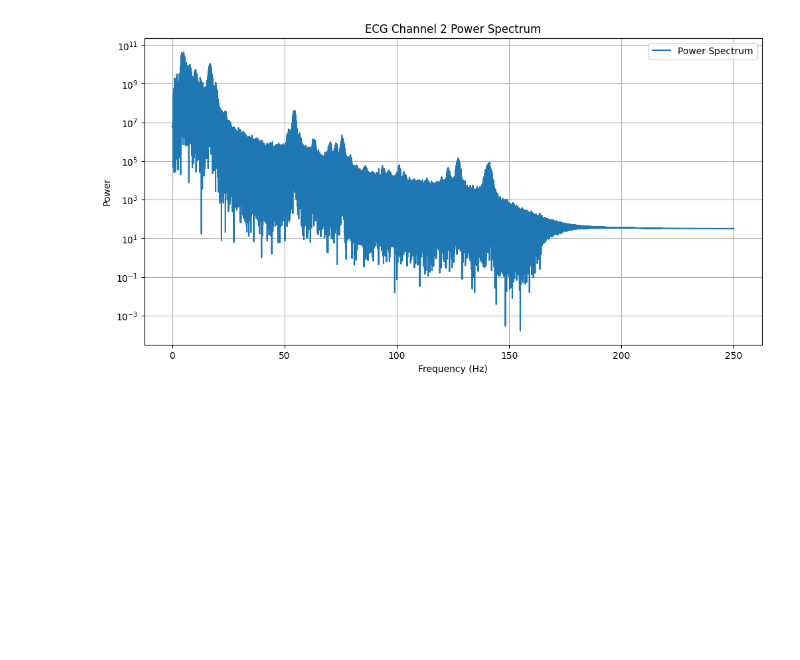
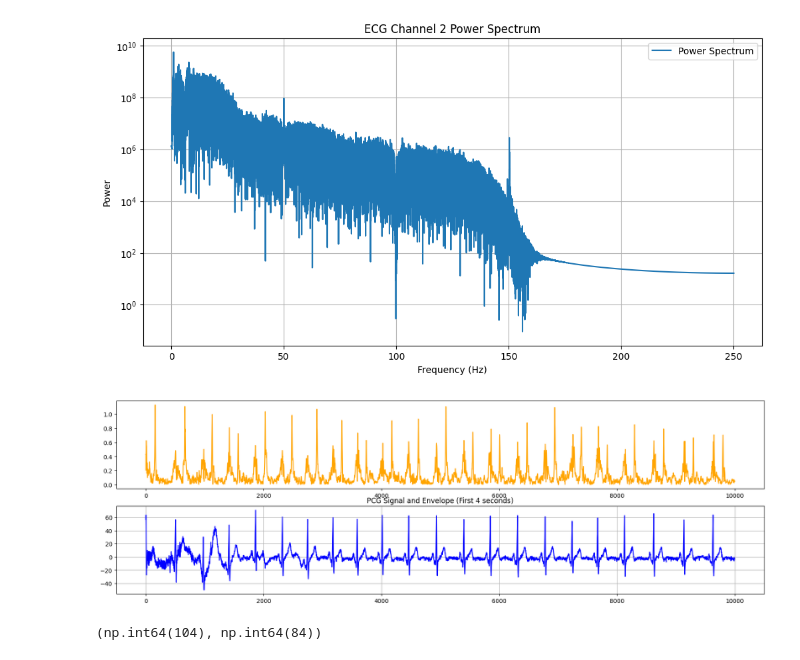
Before and after one commit to djorgeext/pcg-ecg-analysis, a Jupyter notebook: procesamiento_ecg_500Hz.ipynb, the cells around one changed output. Cells and saved outputs as stored; diff of their text form; code cells hidden in the pictures; blank space fills up the shorter version.

```diff
--- a/procesamiento_ecg_500Hz.ipynb
+++ b/procesamiento_ecg_500Hz.ipynb
@@ -304,5 +86,5 @@ plt.show()
 # %%
-filtered_ecg_fft = np.fft.fft(filtered_ecg)  # FFT of the filtered second channel
+filtered_ecg_fft = np.fft.fft(ecg_signal[:, 1])  # FFT of the filtered second channel
 freqs = np.linspace(0, header['ecg']['samplingRate']/2, len(filtered_ecg_fft)//2 + 1)
 power_spectrum = np.abs(filtered_ecg_fft[:len(freqs)])**2
 
@@ -316,4 +98,25 @@ plt.ylabel('Power')
 plt.legend()
 plt.show()
 # %% [output]
-[figure, old version]
+[figure, new version]
+# %%
+from scipy.io.wavfile import read as wavread
+
+fs, pcg = wavread('denoised_pcg_kalman_1kHz.wav')
+pcg = decimate(pcg, 2)  # Downsample to 500 Hz
+envol = envelope(pcg, residual=None)
+
+plt.figure(figsize=(20, 6))
+plt.subplot(2, 1, 1)
+plt.plot(envol[:10000], label='Envelope', color='orange')
+plt.subplot(2, 1, 2)
+plt.plot(ecg_signal[80:10000+80, 1], label='PCG Signal', color='blue')
+plt.title('PCG Signal and Envelope (First 4 seconds)')
+plt.grid(True)
+plt.show()
+# %% [output]
+[figure, added]
+# %%
+np.argmax(envol[400:600]), np.argmax(ecg_signal[500:750, 1])
+# %% [output]
+(np.int64(104), np.int64(84))
```
Also changed, not shown: parts of 9 cells of this notebook, 1 other file.
